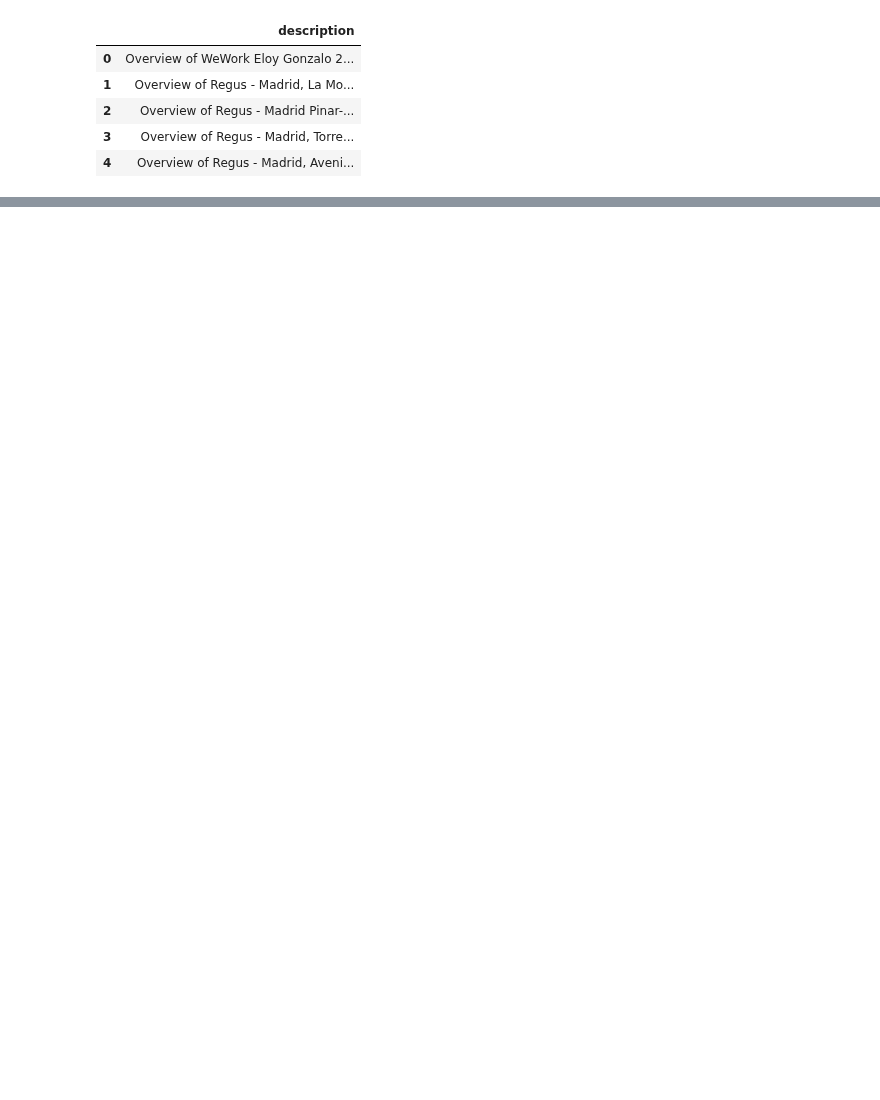
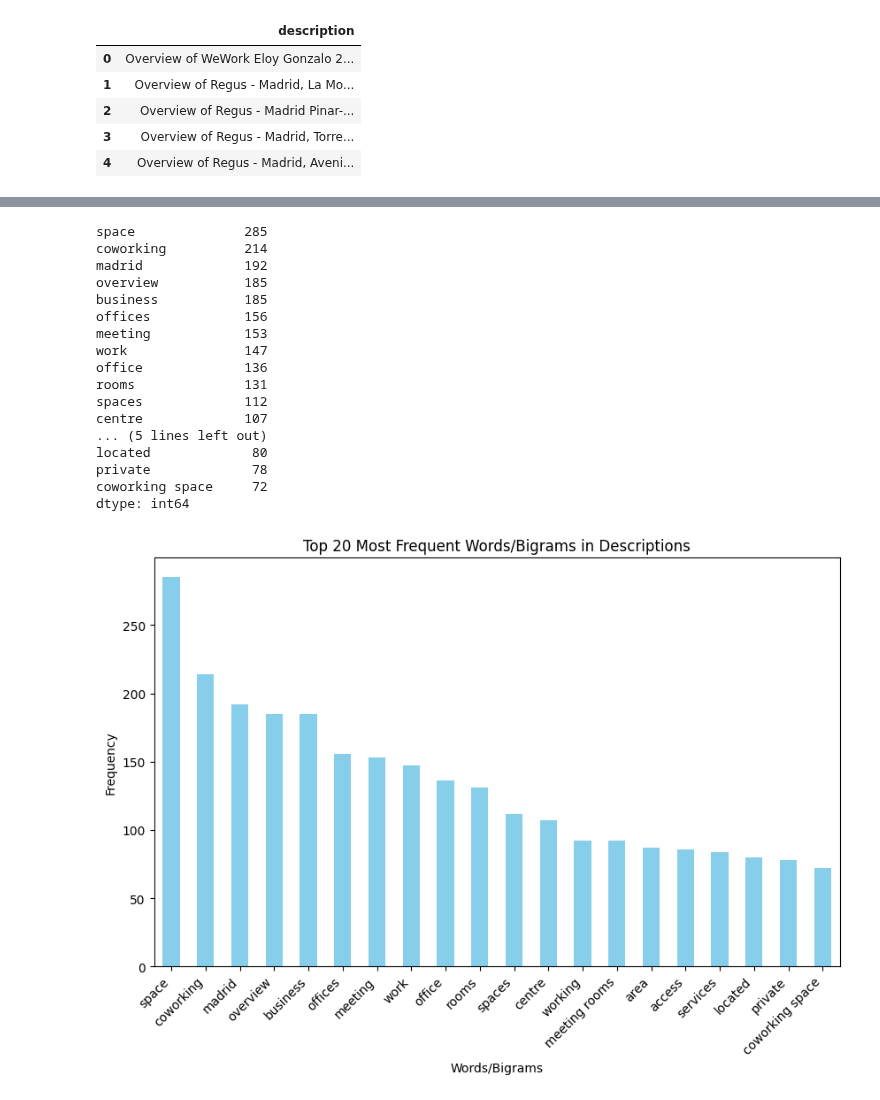
Before and after one commit to GabrielFersPin/Coworking, a Jupyter notebook: src/data_processing/madrid_overview_analysis.ipynb, the cells around one changed output, grey strips where cells are left out. Saved outputs shown, nothing was run; the diff lists cells and outputs as text; code cells hidden in the pictures; blank space fills up the shorter version.

```diff
--- a/src/data_processing/madrid_overview_analysis.ipynb
+++ b/src/data_processing/madrid_overview_analysis.ipynb
@@ -91,0 +119,46 @@ word_freq_df.drop(columns='ovierview', )
+# %%
+import pandas as pd
+from sklearn.feature_extraction.text import CountVectorizer
+import matplotlib.pyplot as plt
+
+# Use CountVectorizer to extract word and bigram frequencies from the description
+vectorizer = CountVectorizer(ngram_range=(1, 2), stop_words='english', max_features=50)  # max_features to limit output
+X = vectorizer.fit_transform(df['description'])  # Apply CountVectorizer to the 'description' column
+
+# Convert the result into a dataframe for easier handling
+word_freq = pd.DataFrame(X.toarray(), columns=vectorizer.get_feature_names_out())
+
+# Sum the frequencies of each word/bigram
+word_freq_sum = word_freq.sum().sort_values(ascending=False)
+
+# Display the top 20 most frequent words and bigrams
+top_words = word_freq_sum.head(20)
+print(top_words)
+
+# Visualize the frequencies of the top 20 words/bigrams
+plt.figure(figsize=(10, 6))
+top_words.plot(kind='bar', color='skyblue')
+plt.title('Top 20 Most Frequent Words/Bigrams in Descriptions')
+plt.xlabel('Words/Bigrams')
+plt.ylabel('Frequency')
+plt.xticks(rotation=45, ha='right')
+plt.show()
+# %% [output]
+space              285
+coworking          214
+madrid             192
+overview           185
+business           185
+offices            156
+meeting            153
+work               147
+office             136
+rooms              131
+spaces             112
+centre             107
+... (5 lines left out)
+located             80
+private             78
+coworking space     72
+dtype: int64
+[figure, added]
```
Also changed, not shown: parts of 15 cells of this notebook, 2 other files.
